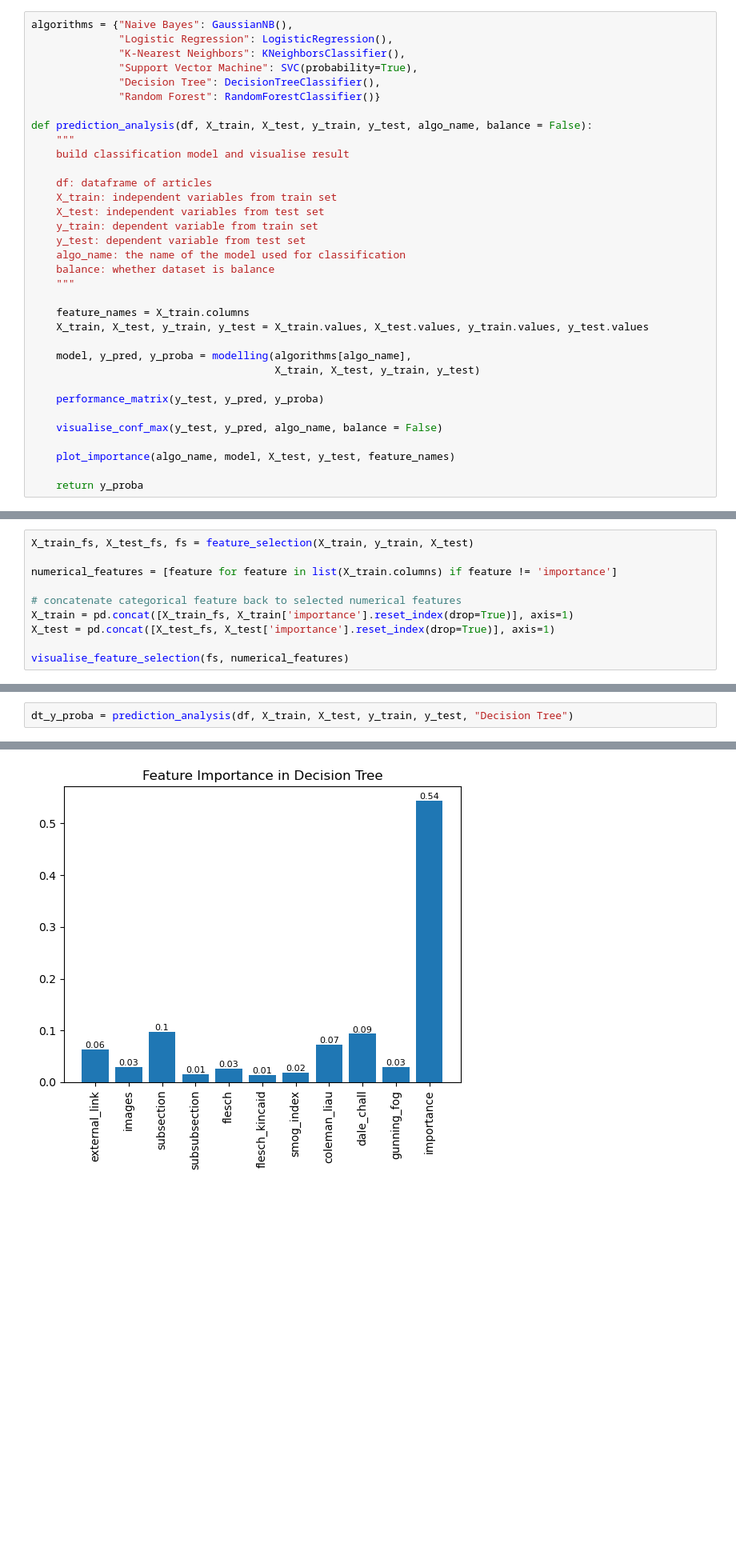
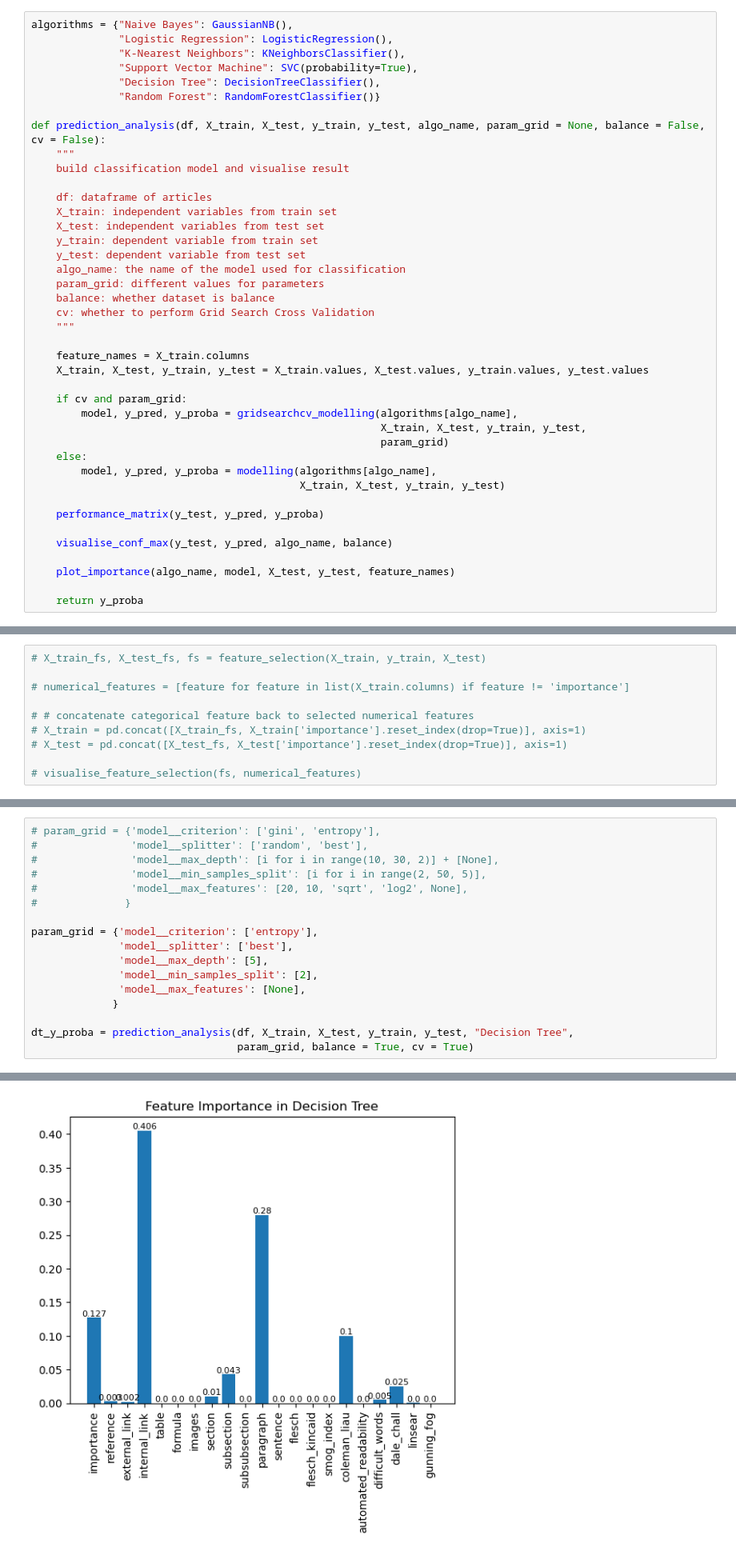
Before and after one commit to Khai-Sian/Dissertation, a Jupyter notebook: 9_Modelling.ipynb, the cells around one changed output, grey strips where cells are left out. Shown at 80% size. Drawn from its saved outputs; the diff is of its cells as text; blank space fills up the shorter version.

```diff
--- a/9_Modelling.ipynb
+++ b/9_Modelling.ipynb
@@ -318,7 +380,7 @@ algorithms = {"Naive Bayes": GaussianNB(),
               "Decision Tree": DecisionTreeClassifier(),
               "Random Forest": RandomForestClassifier()}
 
-def prediction_analysis(df, X_train, X_test, y_train, y_test, algo_name, balance = False):
+def prediction_analysis(df, X_train, X_test, y_train, y_test, algo_name, param_grid = None, balance = False, cv = False):
     """
     build classification model and visualise result
 
@@ -328,18 +390,25 @@ def prediction_analysis(df, X_train, X_test, y_train, y_test, algo_name, balance
     y_train: dependent variable from train set
     y_test: dependent variable from test set
     algo_name: the name of the model used for classification
+    param_grid: different values for parameters
     balance: whether dataset is balance
+    cv: whether to perform Grid Search Cross Validation
     """
 
     feature_names = X_train.columns
     X_train, X_test, y_train, y_test = X_train.values, X_test.values, y_train.values, y_test.values
 
-    model, y_pred, y_proba = modelling(algorithms[algo_name],
-                                       X_train, X_test, y_train, y_test)
+    if cv and param_grid:
+        model, y_pred, y_proba = gridsearchcv_modelling(algorithms[algo_name],
+                                                        X_train, X_test, y_train, y_test,
+                                                        param_grid)
+    else:
+        model, y_pred, y_proba = modelling(algorithms[algo_name],
+                                           X_train, X_test, y_train, y_test)
 
     performance_matrix(y_test, y_pred, y_proba)
 
-    visualise_conf_max(y_test, y_pred, algo_name, balance = False)
+    visualise_conf_max(y_test, y_pred, algo_name, balance)
 
     plot_importance(algo_name, model, X_test, y_test, feature_names)
 
@@ -491,12 +553,12 @@ df, X_train, X_test, y_train, y_test = prepare_data(df)
 # %% [markdown]
 ## Feature Selection
 # %%
-X_train_fs, X_test_fs, fs = feature_selection(X_train, y_train, X_test)
+# X_train_fs, X_test_fs, fs = feature_selection(X_train, y_train, X_test)
 
-numerical_features = [feature for feature in list(X_train.columns) if feature != 'importance']
+# numerical_features = [feature for feature in list(X_train.columns) if feature != 'importance']
 
-# concatenate categorical feature back to selected numerical features
-X_train = pd.concat([X_train_fs, X_train['importance'].reset_index(drop=True)], axis=1)
-X_test = pd.concat([X_test_fs, X_test['importance'].reset_index(drop=True)], axis=1)
+# # concatenate categorical feature back to selected numerical features
+# X_train = pd.concat([X_train_fs, X_train['importance'].reset_index(drop=True)], axis=1)
+# X_test = pd.concat([X_test_fs, X_test['importance'].reset_index(drop=True)], axis=1)
 
-visualise_feature_selection(fs, numerical_features)
+# visualise_feature_selection(fs, numerical_features)
@@ -581,5 +643,20 @@ Classifier accuracy: 0.90
 # %% [markdown]
 ## Decision Tree
 # %%
-dt_y_proba = prediction_analysis(df, X_train, X_test, y_train, y_test, "Decision Tree")
+# param_grid = {'model__criterion': ['gini', 'entropy'],
+#               'model__splitter': ['random', 'best'],
+#               'model__max_depth': [i for i in range(10, 30, 2)] + [None],
+#               'model__min_samples_split': [i for i in range(2, 50, 5)],
+#               'model__max_features': [20, 10, 'sqrt', 'log2', None],
+#              }
+
+param_grid = {'model__criterion': ['entropy'],
+              'model__splitter': ['best'],
+              'model__max_depth': [5],
+              'model__min_samples_split': [2],
+              'model__max_features': [None],
+             }
+
+dt_y_proba = prediction_analysis(df, X_train, X_test, y_train, y_test, "Decision Tree",
+                                 param_grid, balance = True, cv = True)
 # %% [output]
@@ -594,4 +672,4 @@ Classifier accuracy: 0.94
-[figure, old version]
+[figure, new version]
 # %% [markdown]
 ## Random Forest
 # %%
```
Also changed, not shown: parts of 20 cells of this notebook.
